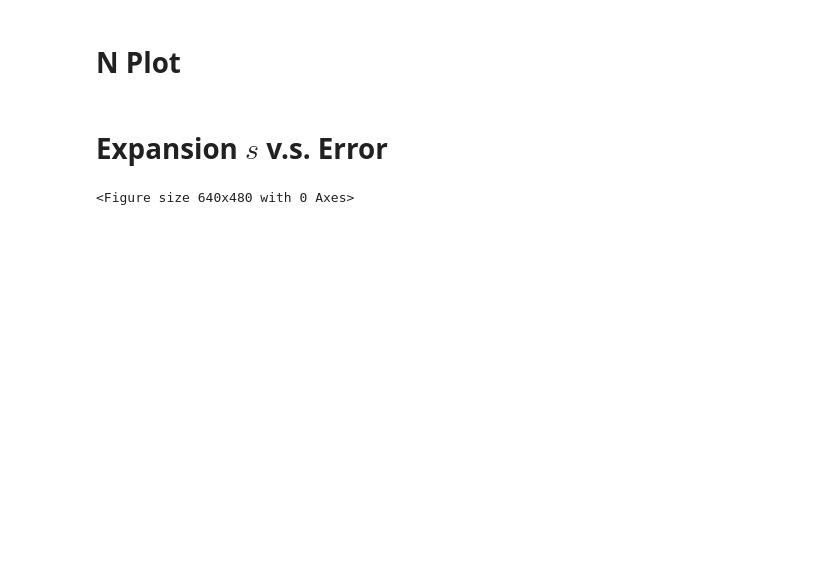
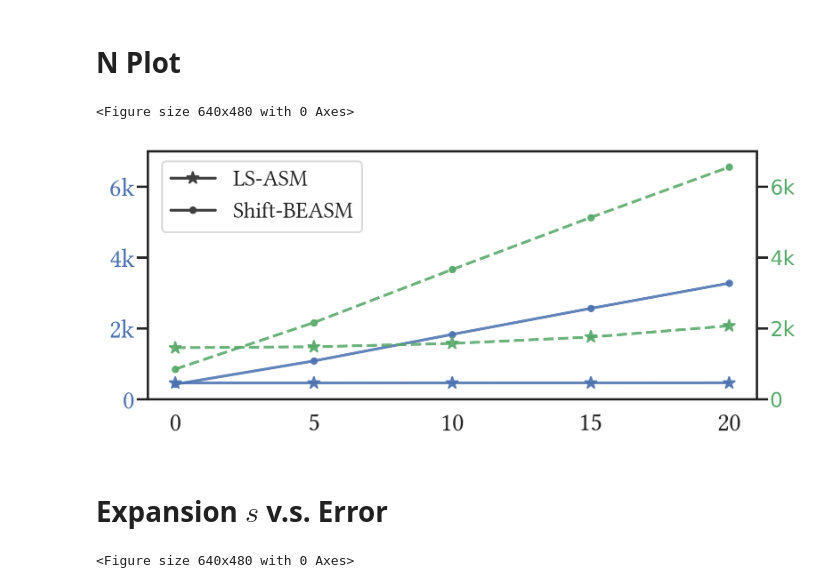
Before and after one commit to whywww/ASASM, a Jupyter notebook: figures.ipynb, the cells around one changed output. Saved outputs shown, nothing was run; the diff lists cells and outputs as text; code cells hidden in the pictures; blank space fills up the shorter version.

```diff
--- a/figures.ipynb
+++ b/figures.ipynb
@@ -142,10 +145,17 @@ fig.tight_layout()
 # %%
 angles = [0, 5, 10, 15, 20]
 
-Ns_ASASM = [419, 419, 418, 417, 416]
-Nf_ASASM = [1257, 1293, 1354, 1488, 1730]
-Ns_BEASM1 = [405, 1086, 1829, 2563, 3274]
-Nf_BEASM1 = [810, 2172, 3658, 5126, 6548]
+# original
+# Ns_ASASM = [419, 419, 418, 417, 416]
+# Nf_ASASM = [1257, 1293, 1354, 1488, 1730]
+# Ns_BEASM1 = [405, 1086, 1829, 2563, 3274]
+# Nf_BEASM1 = [810, 2172, 3658, 5126, 6548]
+
+# revised
+Ns_ASASM = [464, 464, 465, 466, 467]
+Nf_ASASM = [1455, 1483, 1577, 1758, 2075]
+Ns_BEASM1 = [426, 1083, 1833, 2567, 3279]
+Nf_BEASM1 = [852, 2166, 3666, 5134, 6558]
 # %%
 from matplotlib.ticker import FormatStrFormatter
 plt.clf()
@@ -157,35 +167,38 @@ color1 = 'b'
 ax1.plot(angles, Ns_ASASM, label='AS-ASM (Spatial)', color=color1, alpha=0.87, marker='*', ms=7, markeredgewidth=0.8)
 ax1.plot(angles, Ns_BEASM1, label='Shift-BEASM (Spatial)', marker='.', color=color1, alpha=0.87)
 ax1.set_ylim(0, 7000)
 plt.xticks(angles)
 
 # plt.xlabel(fr'Angle ($\theta_x = \theta_y$)', fontproperties=font, labelpad=2)
 # ax1.set_ylabel(fr'# spat. sampling', fontproperties=font, color=color1, labelpad=2)
 ax1.tick_params(axis='y', labelcolor=color1)
 plt.xticks(fontproperties=tick_font)
 plt.yticks(fontproperties=tick_font)
 ax1.tick_params(axis='both', which='major', pad=1)
 labels = ['0', '2k', '4k', '6k', '8k']
 ax1.set_yticklabels(labels)
 
 color2 = 'g'
 ax2 = ax1.twinx()
-ax2.plot(angles, Nf_ASASM, label='AS-ASM (Frequency)', color=color2, alpha=0.87, marker='*', ms=7, markeredgewidth=0.8, linestyle='dashed')
+ax2.plot(angles, Nf_ASASM, label='LS-ASM (Frequency)', color=color2, alpha=0.87, marker='*', ms=7, markeredgewidth=0.8, linestyle='dashed')
 ax2.plot(angles, Nf_BEASM1, label='Shift-BEASM (Frequency)', marker='.', color=color2, alpha=0.87, linestyle='dashed')
 ax2.tick_params(axis='y', labelcolor=color2)
 # ax2.set_ylabel(fr'# freq. sampling', fontproperties=font, color=color2, labelpad=2)
 ax2.set_ylim(0, 7000)
 ax2.tick_params(axis='both', which='major', pad=1)
 ax2.set_yticklabels(labels)
 
 from matplotlib.lines import Line2D
 custom_lines = [Line2D([0], [0], color='0.25', lw=1.5, marker='*', ms=7, markeredgewidth=0.8),
                 Line2D([0], [0], color='0.25', lw=1.5, marker='.')]
-plt.legend(custom_lines, ['AS-ASM', 'Shift-BEASM'],
+plt.legend(custom_lines, ['LS-ASM', 'Shift-BEASM'],
             prop=legend_font, loc='lower right', bbox_to_anchor=(0.37, 0.63), fancybox=True, framealpha=0.7)
 
 # plt.margins(x=0, y=0)
 fig.tight_layout()
+# %% [output]
+<Figure size 640x480 with 0 Axes>
+[figure, added]
 # %%
 # from matplotlib.ticker import FormatStrFormatter
 # plt.clf()
```
Also changed, not shown: parts of 8 cells of this notebook, 5 other files.
